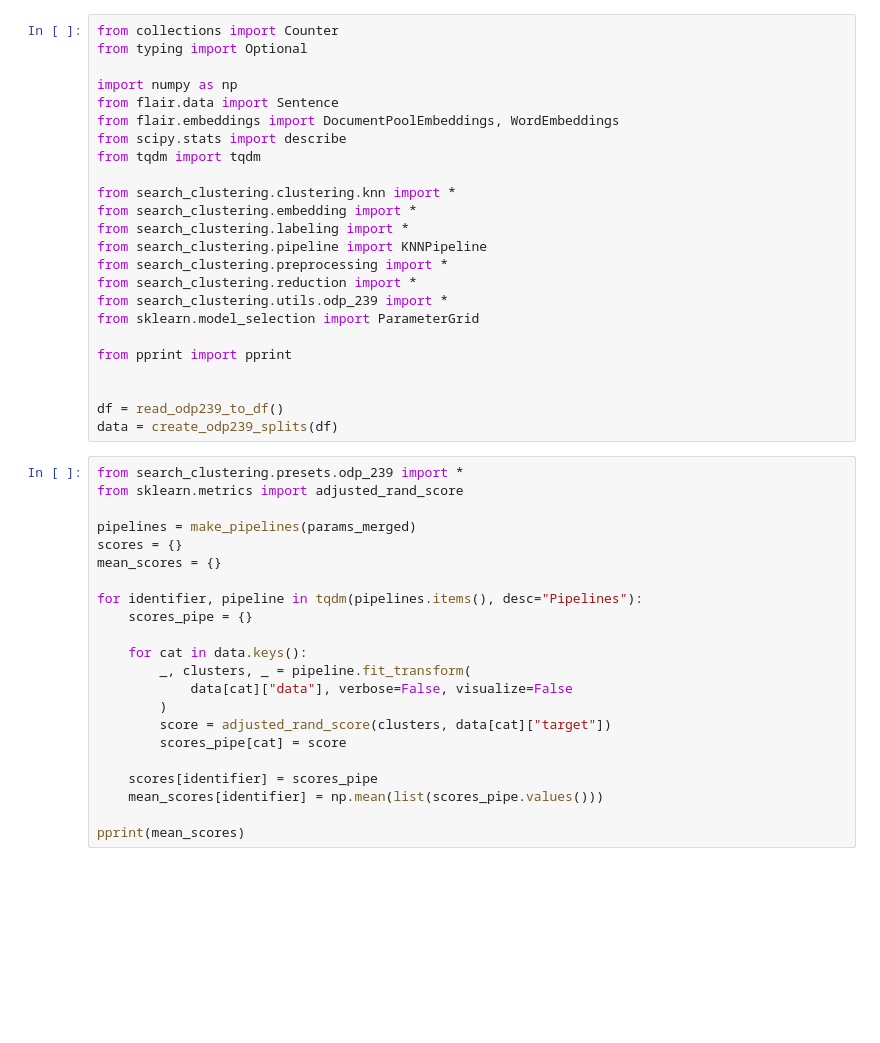
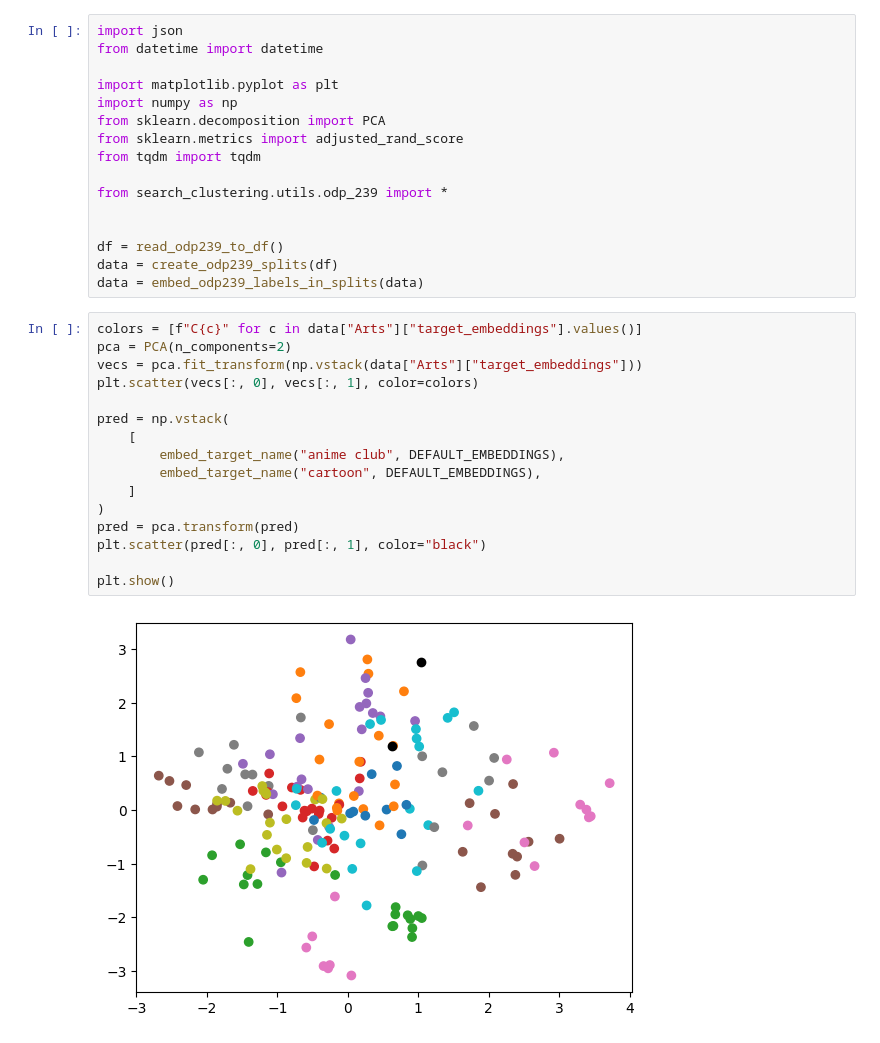
Before and after one commit to chbridges/search-result-clustering, a Jupyter notebook: odp.ipynb, the cells around one changed output. Cells and saved outputs as stored; diff of their text form; blank space fills up the shorter version.

```diff
--- a/odp.ipynb
+++ b/odp.ipynb
@@ -1,46 +1,34 @@
 # %%
-from collections import Counter
-from typing import Optional
+import json
+from datetime import datetime
 
+import matplotlib.pyplot as plt
 import numpy as np
-from flair.data import Sentence
-from flair.embeddings import DocumentPoolEmbeddings, WordEmbeddings
-from scipy.stats import describe
+from sklearn.decomposition import PCA
+from sklearn.metrics import adjusted_rand_score
 from tqdm import tqdm
 
-from search_clustering.clustering.knn import *
-from search_clustering.embedding import *
-from search_clustering.labeling import *
-from search_clustering.pipeline import KNNPipeline
-from search_clustering.preprocessing import *
-from search_clustering.reduction import *
 from search_clustering.utils.odp_239 import *
-from sklearn.model_selection import ParameterGrid
-
-from pprint import pprint
 
 
 df = read_odp239_to_df()
 data = create_odp239_splits(df)
+data = embed_odp239_labels_in_splits(data)
-# %%
-from search_clustering.presets.odp_239 import *
-from sklearn.metrics import adjusted_rand_score
-
-pipelines = make_pipelines(params_merged)
-scores = {}
-mean_scores = {}
-
-for identifier, pipeline in tqdm(pipelines.items(), desc="Pipelines"):
-    scores_pipe = {}
-
-    for cat in data.keys():
-        _, clusters, _ = pipeline.fit_transform(
-            data[cat]["data"], verbose=False, visualize=False
-        )
-        score = adjusted_rand_score(clusters, data[cat]["target"])
-        scores_pipe[cat] = score
-
-    scores[identifier] = scores_pipe
-    mean_scores[identifier] = np.mean(list(scores_pipe.values()))
-
-pprint(mean_scores)
+# %%
+colors = [f"C{c}" for c in data["Arts"]["target_embeddings"].values()]
+pca = PCA(n_components=2)
+vecs = pca.fit_transform(np.vstack(data["Arts"]["target_embeddings"]))
+plt.scatter(vecs[:, 0], vecs[:, 1], color=colors)
+
+pred = np.vstack(
+    [
+        embed_target_name("anime club", DEFAULT_EMBEDDINGS),
+        embed_target_name("cartoon", DEFAULT_EMBEDDINGS),
+    ]
+)
+pred = pca.transform(pred)
+plt.scatter(pred[:, 0], pred[:, 1], color="black")
+
+plt.show()
+# %% [output]
+[figure, added]
```
